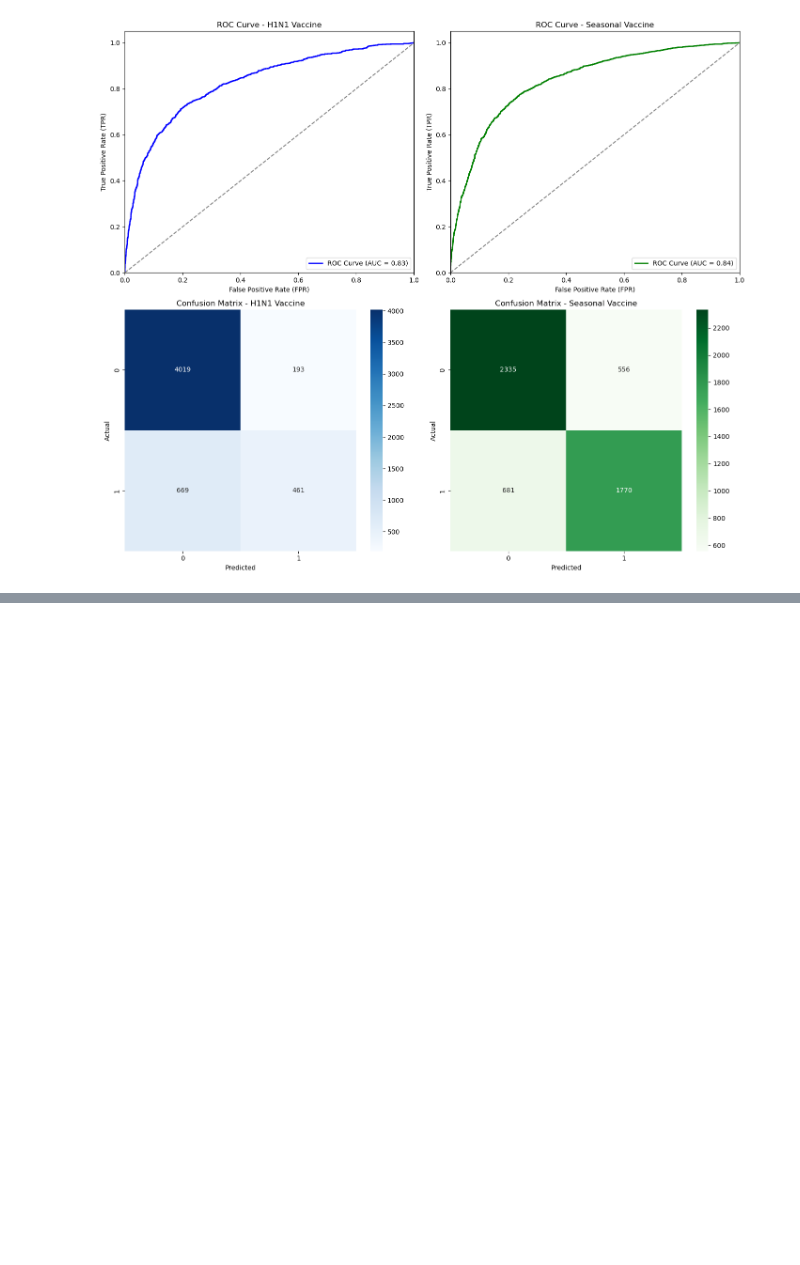
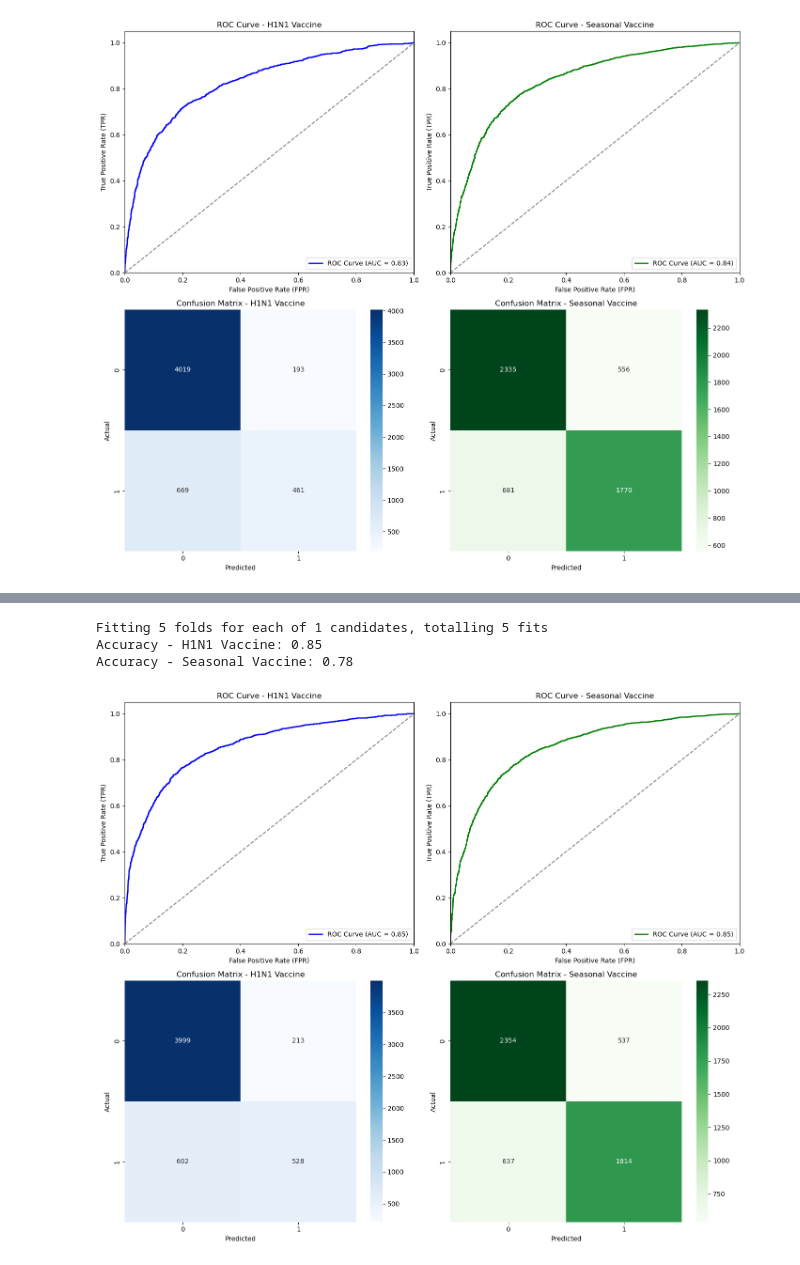
Before and after one commit to Gfatouras/H1N1_and_Seasonal_Flu, a Jupyter notebook: Phase3_Master.ipynb, the cells around one changed output, grey strips where cells are left out. Cells and saved outputs as stored; diff of their text form; code cells hidden in the pictures; blank space fills up the shorter version.

```diff
--- a/Phase3_Master.ipynb
+++ b/Phase3_Master.ipynb
@@ -964,0 +1112,32 @@ Accuracy - Seasonal Vaccine: 0.77
+# %%
+# Define the pipeline
+pipeline = Pipeline([
+    ('clf', MultiOutputClassifier(LogisticRegression(random_state=42, max_iter=1000)))
+])
+
+# Define the parameter grid
+param_grid = {
+    'clf__estimator__C': [1],  # Regularization parameter
+    'clf__estimator__solver': ['lbfgs'],  # Solver for logistic regression
+}
+
+# Setup GridSearchCV
+grid_search = GridSearchCV(pipeline, param_grid=param_grid, cv=5, n_jobs=-1, verbose=2)
+
+# Fit GridSearchCV
+grid_search.fit(X_train_log, y_train_log)
+
+# Get the best model
+best_model = grid_search.best_estimator_
+
+# Make predictions on test set
+y_pred = best_model.predict(X_test_log)
+y_pred_proba = best_model.predict_proba(X_test_log)
+
+# Output results
+summary(y_test, y_pred, y_pred_proba)
+# %% [output]
+Fitting 5 folds for each of 1 candidates, totalling 5 fits
+Accuracy - H1N1 Vaccine: 0.85
+Accuracy - Seasonal Vaccine: 0.78
+[figure, added]
```
Also changed, not shown: parts of 42 cells of this notebook.
